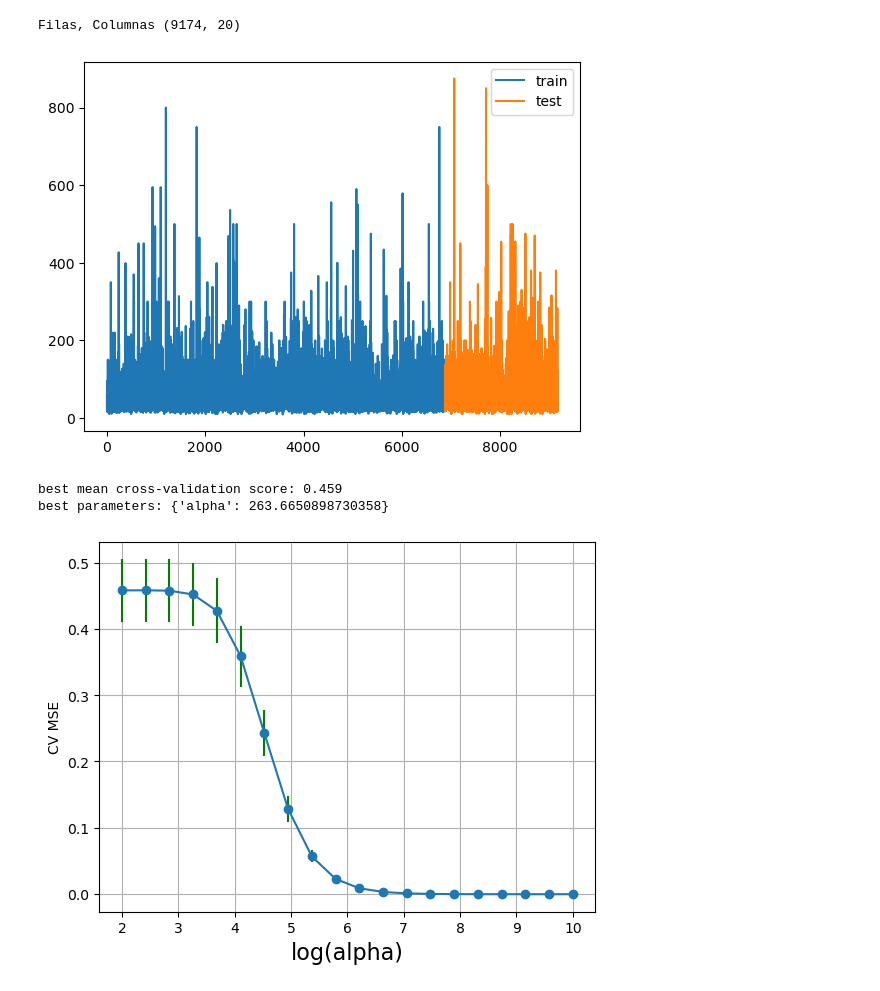
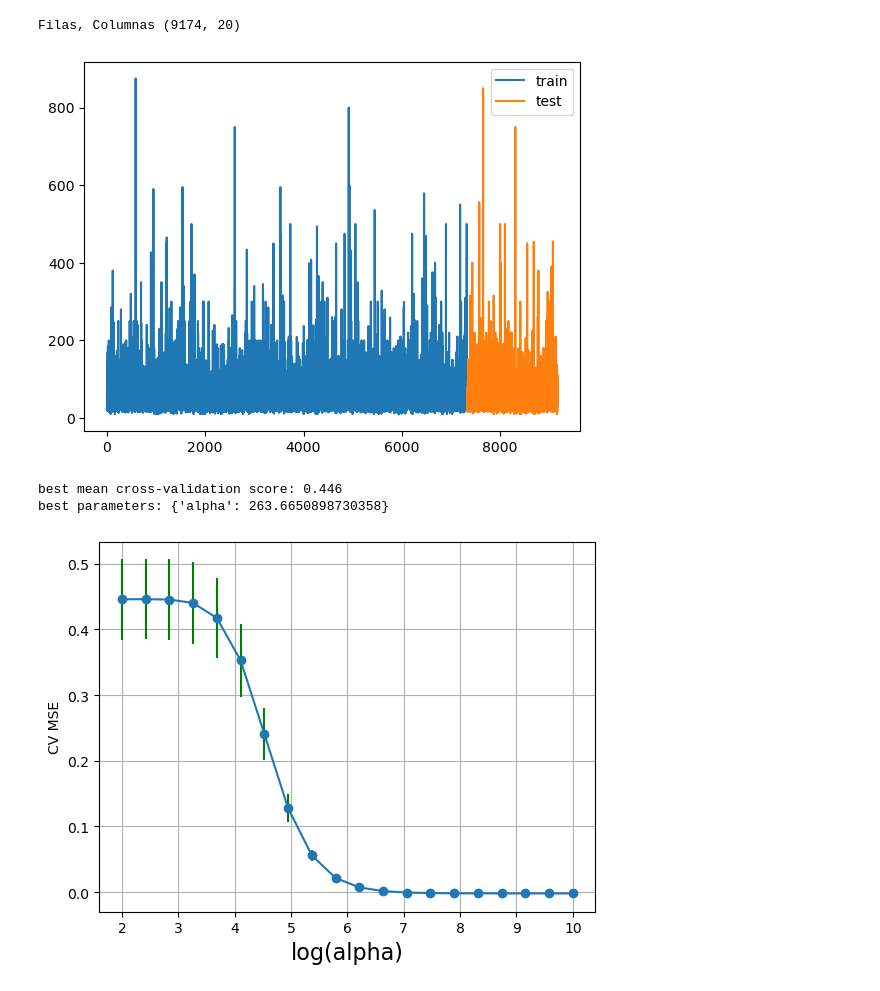
Before and after one commit to Alexsaez1990/practica_MachineLearning_enProceso, a Jupyter notebook: Práctica.ipynb, the cells around one changed output. Cells and saved outputs as stored; diff of their text form; code cells hidden in the pictures.

```diff
--- a/Práctica.ipynb
+++ b/Práctica.ipynb
@@ -868,20 +867,16 @@ Filas, Columnas (9174, 20)
 # %%
 scaler = StandardScaler()
 X_scaled = scaler.fit_transform(X)
 
-offset = int(X_scaled.shape[0]*0.25)
 
-X_train = X_scaled[:-offset, :]
-y_train = y[:-offset]
-X_test = X_scaled[-offset:, :]
-y_test = y[-offset:]
+X_train, X_test, y_train, y_test = train_test_split(X_scaled, y, test_size = 0.2, random_state = 0)
 
 plt.plot(range(0,len(y_train)),y_train, label='train')
 plt.plot(range(len(y_train),len(y)),y_test,label='test')
 plt.legend()
 plt.show()
 # %% [output]
-[figure, old version]
+[figure, new version]
 # %%
 # Vamos a entrenar en primer lugar un algoritmo de regresión lineal
 
@@ -910,9 +905,9 @@ plt.ylabel('CV MSE')
 plt.grid()
 plt.show()
 # %% [output]
-best mean cross-validation score: 0.459
+best mean cross-validation score: 0.446
 best parameters: {'alpha': 263.6650898730358}
-[figure, old version]
+[figure, new version]
 # %%
 # Ahora entrenamos el modelo con el valor de alpha óptimo de Cross Validation y vemos los coeficientes
 
```
Also changed, not shown: parts of 20 cells of this notebook.
